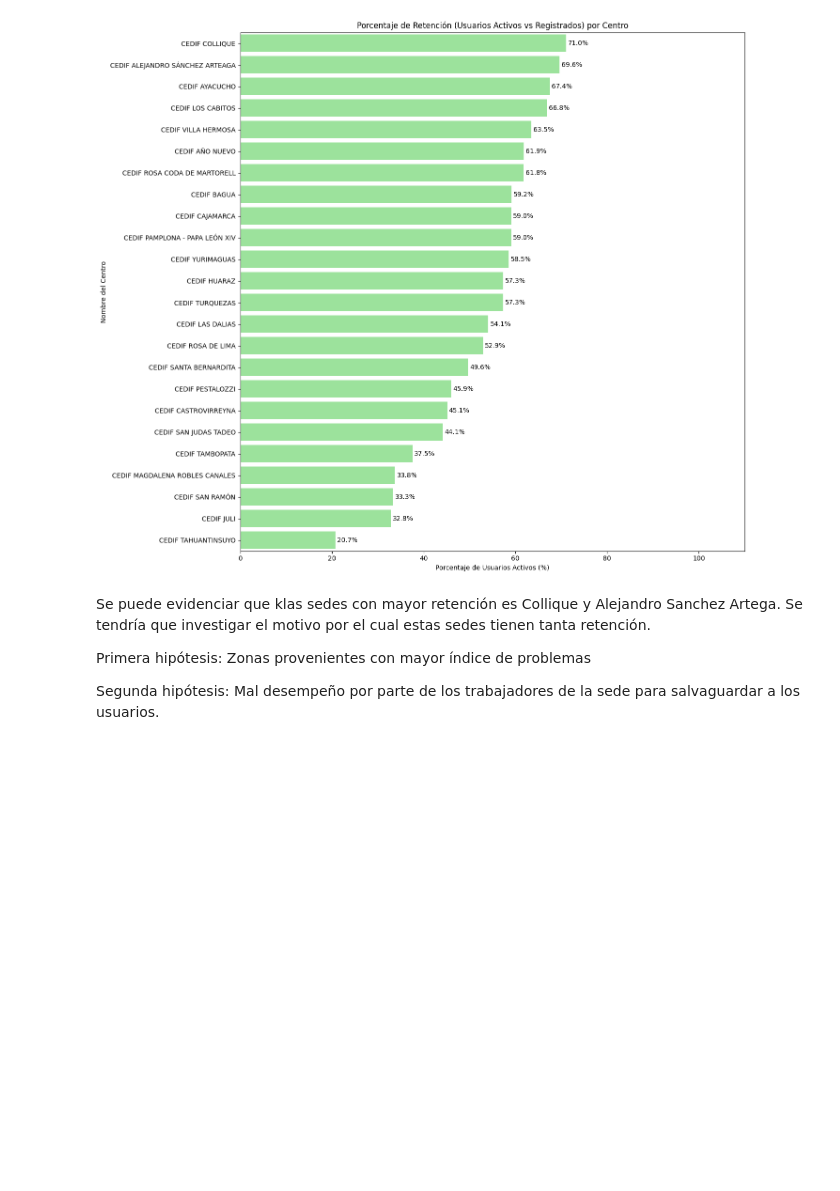
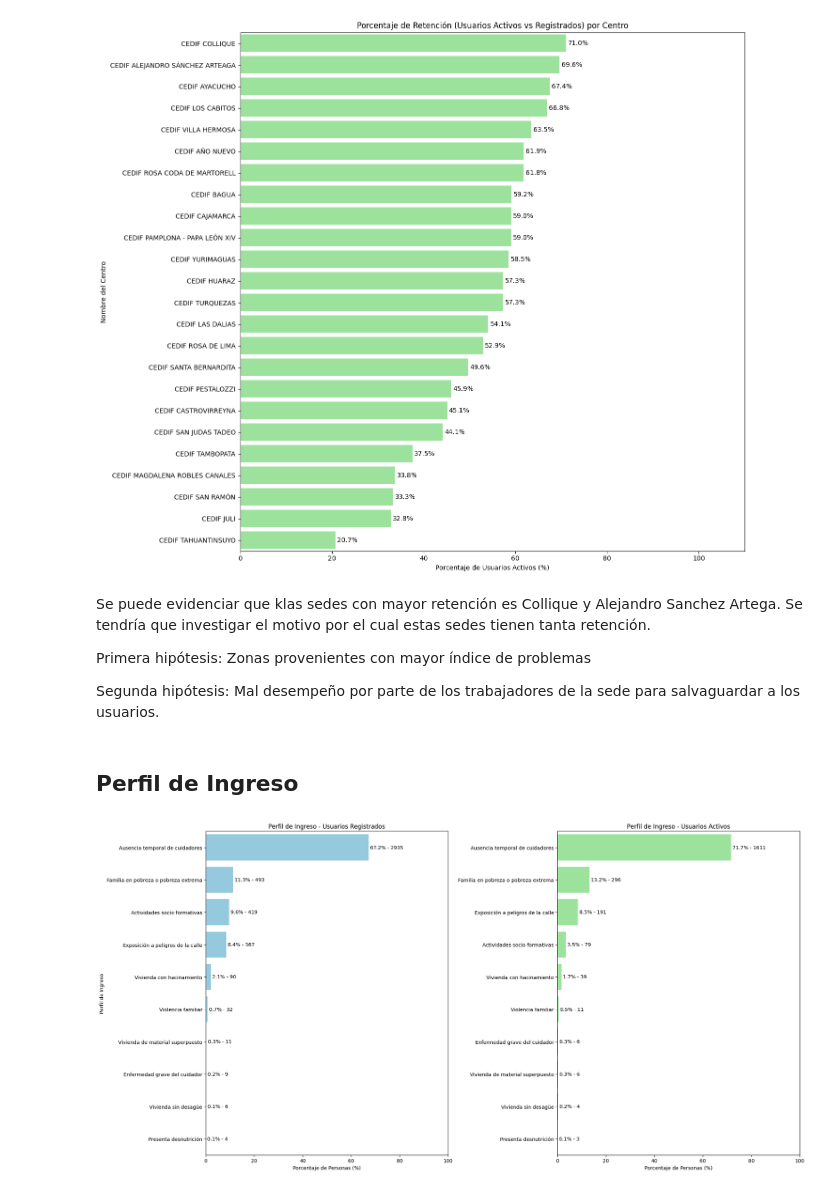
Before and after one commit to Amolihua/proyectos-peque-DS, a Jupyter notebook: Atendidos/EDA.ipynb, the cells around one changed output. Saved outputs shown, nothing was run; the diff lists cells and outputs as text; code cells hidden in the pictures; blank space fills up the shorter version.

```diff
--- a/Atendidos/EDA.ipynb
+++ b/Atendidos/EDA.ipynb
@@ -633,3 +632,58 @@ Se puede evidenciar que klas sedes con mayor retención es Collique y Alejandro
 Primera hipótesis: Zonas provenientes con mayor índice de problemas
 
 Segunda hipótesis: Mal desempeño por parte de los trabajadores de la sede para salvaguardar a los usuarios.
+# %% [markdown]
+## Perfil de Ingreso
+# %%
+diccionario_perfil = {
+    1: 'Ausencia temporal de cuidadores',
+    2: 'Familia en pobreza o pobreza extrema',
+    3: 'Exposición a peligros de la calle',
+    4: 'Vivienda con hacinamiento',
+    5: 'Violencia familiar',
+    6: 'Vivienda de material superpuesto',
+    7: 'Enfermedad grave del cuidador',
+    8: 'Vivienda sin desagüe',
+    9: 'Presenta desnutrición',
+    10: 'Inadecuadas funciones familiares',
+    11: 'Actividades socio formativas',
+    12: 'Otro',
+    13: 'SIN DATO'
+}
+
+conteo_perfil = unicos['PER_ING'].replace(diccionario_perfil).value_counts().reset_index()
+conteo_perfil.columns = ['Perfil', 'Cantidad']
+conteo_perfil['Porcentaje'] = (conteo_perfil['Cantidad'] / conteo_perfil['Cantidad'].sum()) * 100
+
+conteo_perfil_a = activos['PER_ING'].replace(diccionario_perfil).value_counts().reset_index()
+conteo_perfil_a.columns = ['Perfil', 'Cantidad']
+conteo_perfil_a['Porcentaje'] = (conteo_perfil_a['Cantidad'] / conteo_perfil_a['Cantidad'].sum()) * 100
+
+fig, axes = plt.subplots(1, 2, figsize=(20, 10))
+
+ax1 = sns.barplot(data=conteo_perfil, x='Porcentaje', y='Perfil', color='skyblue', ax=axes[0])
+
+etiquetas_u = [f"{p:.1f}% - {c}" for p, c in zip(conteo_perfil['Porcentaje'], conteo_perfil['Cantidad'])]
+for container in ax1.containers:
+    ax1.bar_label(container, labels=etiquetas_u, padding=3)
+
+axes[0].set_title('Perfil de Ingreso - Usuarios Registrados')
+axes[0].set_xlabel('Porcentaje de Personas (%)')
+axes[0].set_ylabel('Perfil de Ingreso')
+axes[0].set_xlim(0, 100)
+
+ax2 = sns.barplot(data=conteo_perfil_a, x='Porcentaje', y='Perfil', color='lightgreen', ax=axes[1])
+
+etiquetas_a = [f"{p:.1f}% - {c}" for p, c in zip(conteo_perfil_a['Porcentaje'], conteo_perfil_a['Cantidad'])]
+for container in ax2.containers:
+    ax2.bar_label(container, labels=etiquetas_a, padding=3)
+
+axes[1].set_title('Perfil de Ingreso - Usuarios Activos')
+axes[1].set_xlabel('Porcentaje de Personas (%)')
+axes[1].set_ylabel('')
+axes[1].set_xlim(0, 100)
+
+plt.tight_layout()
+plt.show()
+# %% [output]
+[figure, added]
```
Also changed, not shown: parts of 12 cells of this notebook, 2 other files.
